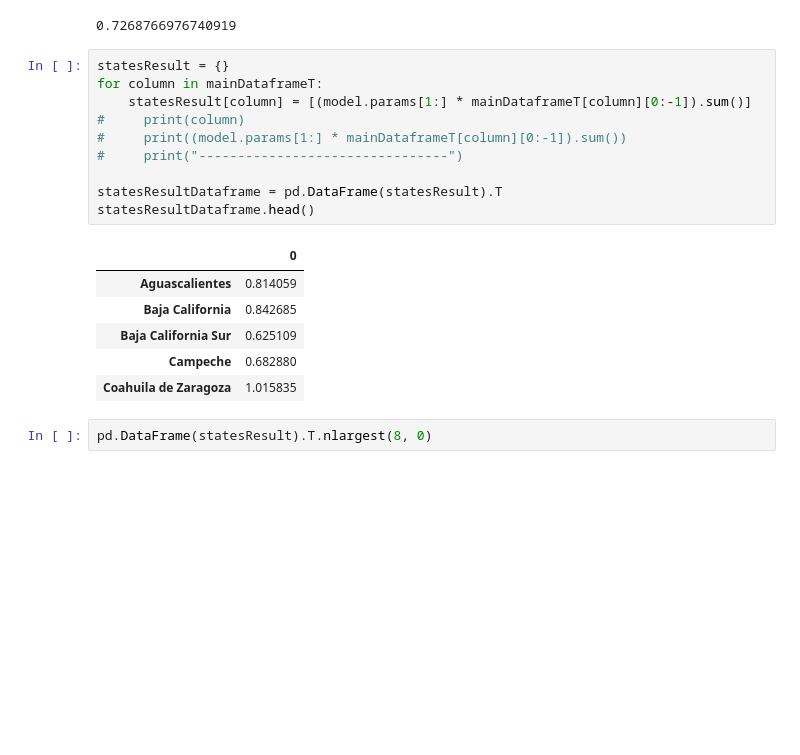
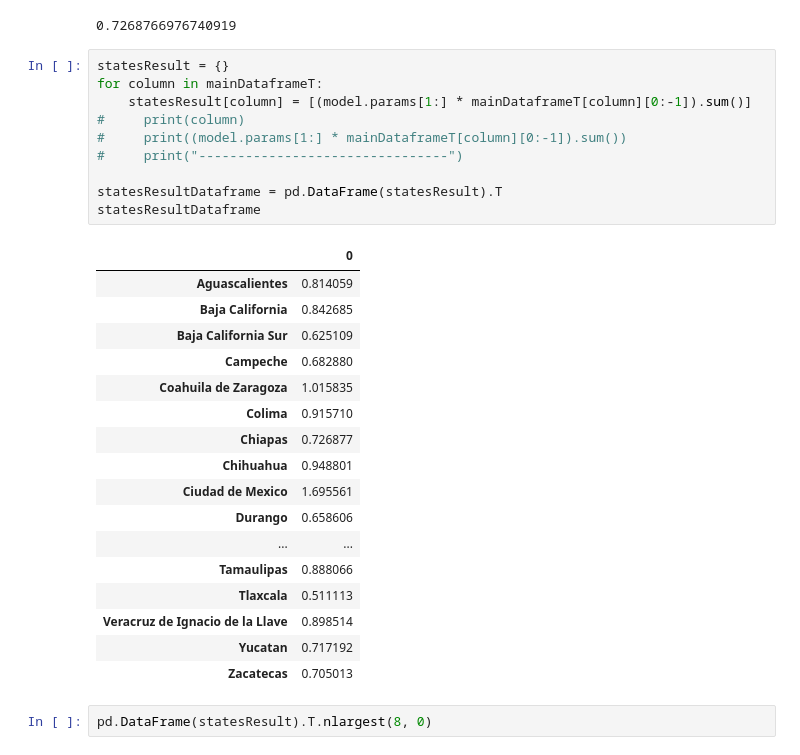
Before and after one commit to tezcahernandez/tsolutions, a Jupyter notebook: Main.ipynb, the cells around one changed output. Saved outputs shown, nothing was run; the diff lists cells and outputs as text; blank space fills up the shorter version.

```diff
--- a/Main.ipynb
+++ b/Main.ipynb
@@ -333,20 +318,31 @@ mainDataframeT["Chiapas"][0:-1]
 # %%
 statesResult = {}
 for column in mainDataframeT:
     statesResult[column] = [(model.params[1:] * mainDataframeT[column][0:-1]).sum()]
 #     print(column)
 #     print((model.params[1:] * mainDataframeT[column][0:-1]).sum())
 #     print("--------------------------------")
 
 statesResultDataframe = pd.DataFrame(statesResult).T
-statesResultDataframe.head()
+statesResultDataframe
 # %% [output]
 |  | 0 |
 | Aguascalientes | 0.814059 |
 | Baja California | 0.842685 |
 | Baja California Sur | 0.625109 |
 | Campeche | 0.682880 |
 | Coahuila de Zaragoza | 1.015835 |
+| Colima | 0.915710 |
+| Chiapas | 0.726877 |
+| Chihuahua | 0.948801 |
+| Ciudad de Mexico | 1.695561 |
+| Durango | 0.658606 |
+| ... | ... |
+| Tamaulipas | 0.888066 |
+| Tlaxcala | 0.511113 |
+| Veracruz de Ignacio de la Llave | 0.898514 |
+| Yucatan | 0.717192 |
+| Zacatecas | 0.705013 |
 # %%
 pd.DataFrame(statesResult).T.nlargest(8, 0)
 # %% [output]
```
Also changed, not shown: parts of 6 cells of this notebook, 3 other files.
